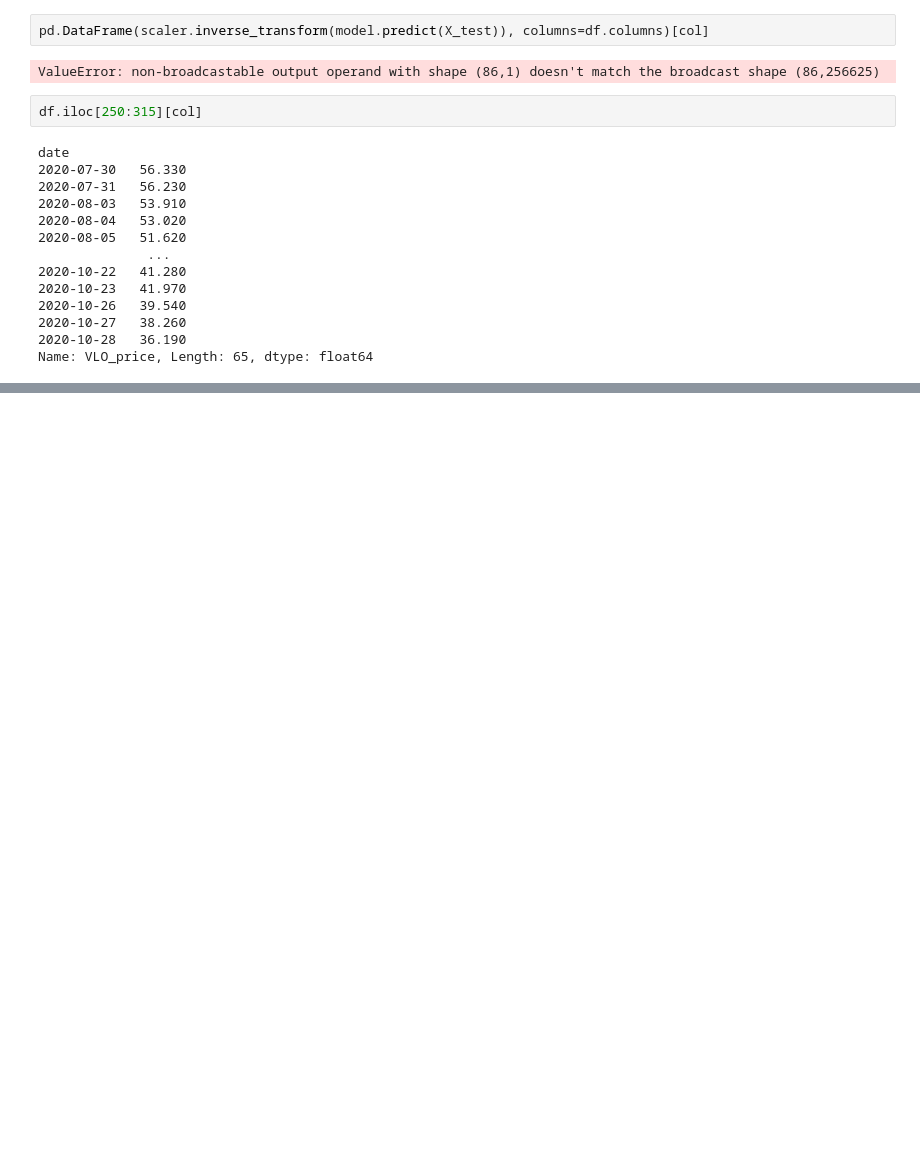
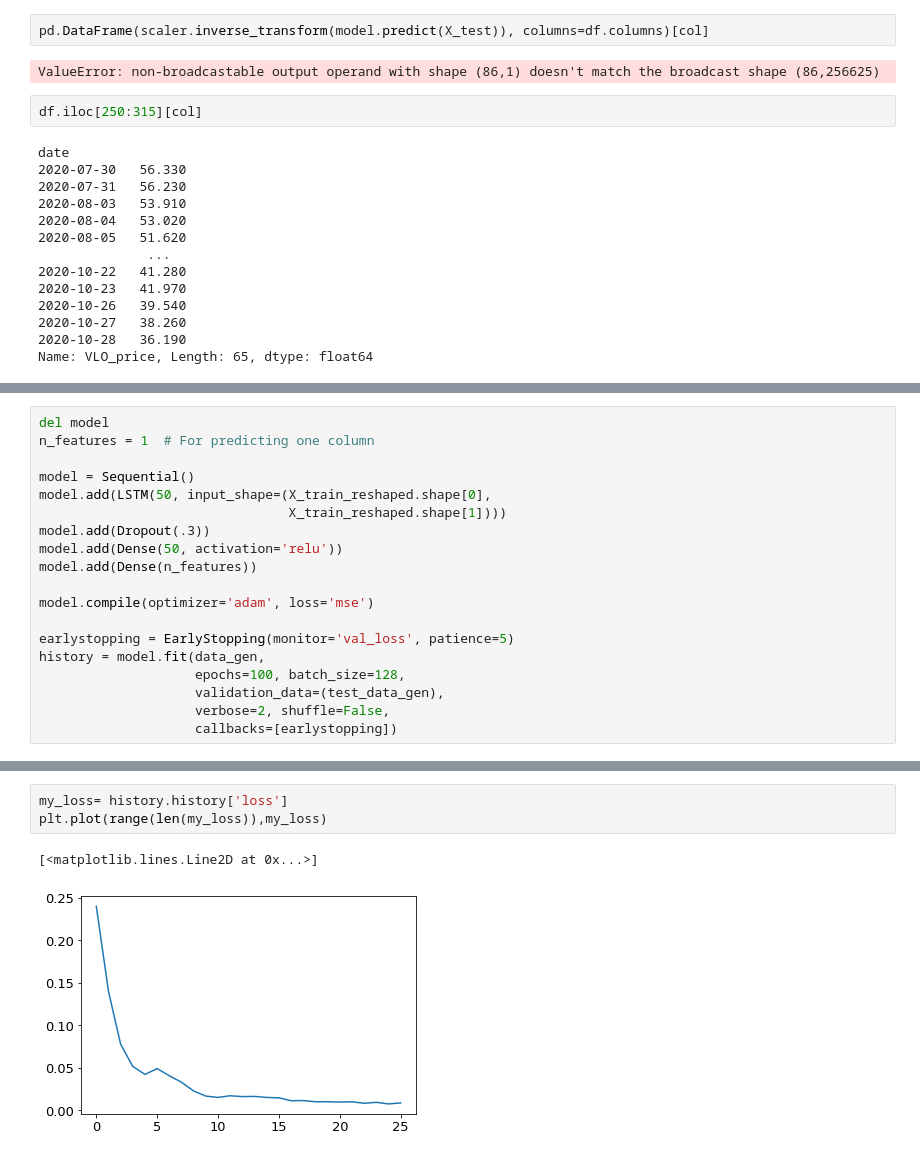
Before and after one commit to skelouse/capstone-stock-analysis, a Jupyter notebook: model_creation.ipynb, the cells around one changed output, grey strips where cells are left out. Saved outputs shown, nothing was run; the diff lists cells and outputs as text; blank space fills up the shorter version.

```diff
--- a/model_creation.ipynb
+++ b/model_creation.ipynb
@@ -254,0 +303,19 @@ Name: VLO_price, Length: 65, dtype: float64
+# %%
+del model
+n_features = 1  # For predicting one column
+
+model = Sequential()
+model.add(LSTM(50, input_shape=(X_train_reshaped.shape[0],
+                                X_train_reshaped.shape[1])))
+model.add(Dropout(.3))
+model.add(Dense(50, activation='relu'))
+model.add(Dense(n_features))
+
+model.compile(optimizer='adam', loss='mse')
+
+earlystopping = EarlyStopping(monitor='val_loss', patience=5)
+history = model.fit(data_gen,
+                    epochs=100, batch_size=128,
+                    validation_data=(test_data_gen),
+                    verbose=2, shuffle=False,
+                    callbacks=[earlystopping])
@@ -254,0 +340,6 @@ Name: VLO_price, Length: 65, dtype: float64
+# %%
+my_loss= history.history['loss']
+plt.plot(range(len(my_loss)),my_loss)
+# %% [output]
+[<matplotlib.lines.Line2D at 0x...>]
+[figure, added]
```
Also changed, not shown: parts of 15 cells of this notebook, 1 other file.
